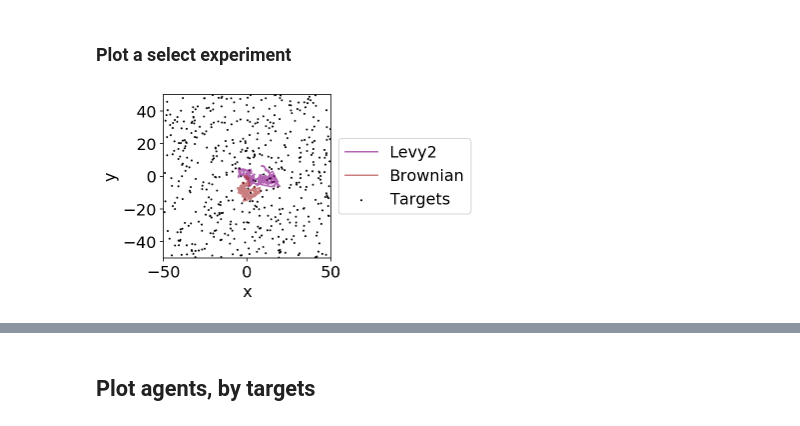
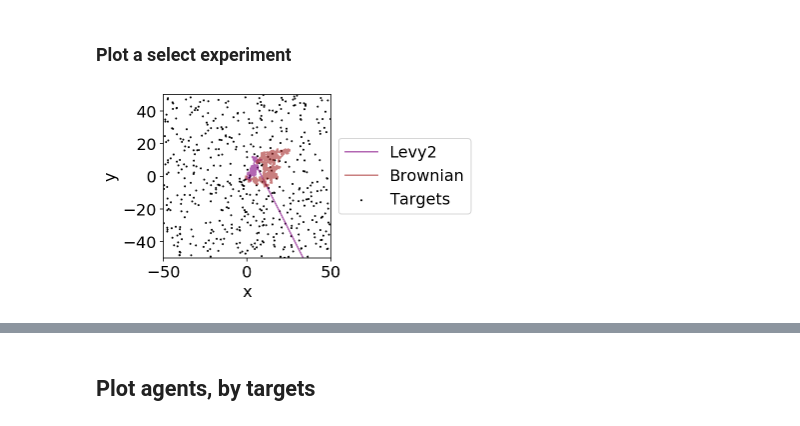
Before and after one commit to CoAxLab/explorationlib, a Jupyter notebook: docs/testing.ipynb, the cells around one changed output, grey strips where cells are left out. Cells and saved outputs as stored; diff of their text form; code cells hidden in the pictures.

Commit message:
Add discrete tests

```diff
--- a/docs/testing.ipynb
+++ b/docs/testing.ipynb
@@ -273,12 +270,13 @@ For _num_steps_.
 # %%
 # Experiment settings
 num_experiments = 100
-num_steps = 4000
+num_steps = 10000
+num_targets = 500
 step_size = 0.1
-detection_radius = 0.5
+detection_radius = 0.25
 
 # Speed up the search; use TruncatedLevy2d
-min_length = 0.1
+min_length = 0.5
 max_length = 20
 
 # Env
@@ -286,16 +284,16 @@ env = gym.Field()
 
 # Targets
 target_boundary = (50, 50)
-targets = gym.uniform_targets(500, target_boundary)
+targets = gym.uniform_targets(num_targets, target_boundary)
 values = gym.constant_values(targets, 1)
 env.add_targets(targets, values, detection_radius=detection_radius)
 
 # Agents
 brown = agent.Diffusion2d(min_length=min_length,
-                          scale=0.5,
+                          scale=.1,
                           detection_radius=detection_radius, step_size=step_size)
-levy2 = agent.TruncatedLevy2d(min_length=min_length,
-                              max_length=max_length,
+levy2 = agent.Levy2d(min_length=min_length,
+                            #   max_length=max_length,
                               exponent=2,
                               detection_radius=detection_radius, step_size=step_size)
 
@@ -320,10 +318,6 @@ brown_data = experiment(
     num_experiments=num_experiments,
     dump=False,
 )
-
-# Load
-# levy2_data = load("data/test2_levy2.pkl")
-# brown_data = load("data/test2_brown.pkl")
 # %% [output]
 [interactive output not drawn]
 # %% [markdown]
@@ -331,33 +325,33 @@ brown_data = experiment(
 # %%
 plot_boundary = (50, 50)
 
-num_experiment = 2
+num_experiment = 10
 ax = plot_position2d(
     select_exp(levy2_data, num_experiment),
     boundary=plot_boundary,
     label="Levy2",
     color="purple",
     alpha=0.6,
     figsize=(3, 3),
 )
 ax = plot_position2d(
     select_exp(brown_data, num_experiment),
     boundary=plot_boundary,
     label="Brownian",
     color="brown",
     alpha=0.6,
     ax=ax,
 )
 ax = plot_targets2d(
     env,
     boundary=plot_boundary,
     color="black",
     alpha=1,
     label="Targets",
     ax=ax,
 )
 # %% [output]
-[figure, old version]
+[figure, new version]
 [interactive output not drawn]
 # %% [markdown]
 ## Plot agents, by targets
```
Also changed, not shown: parts of 12 cells of this notebook.
